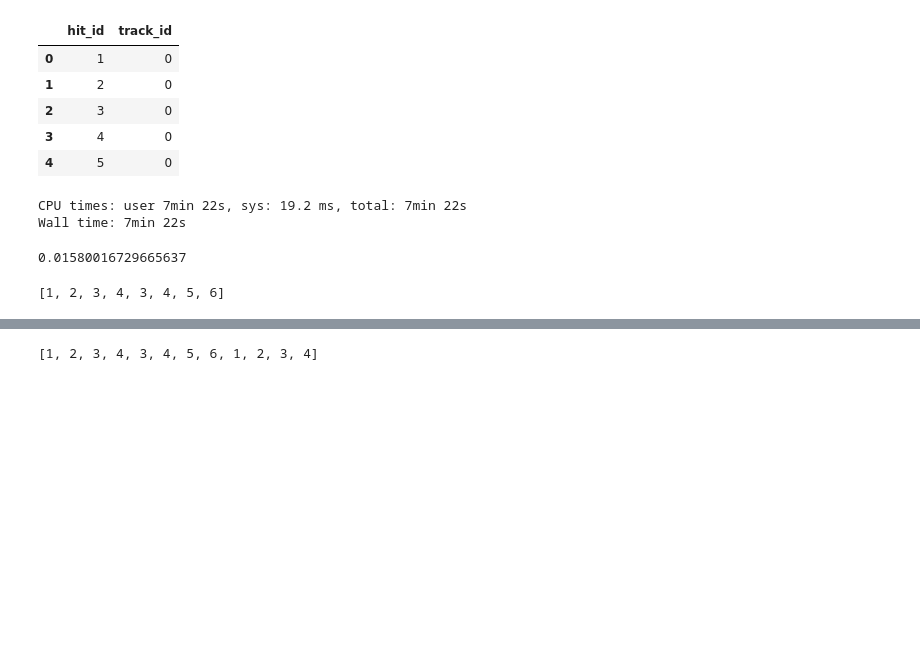
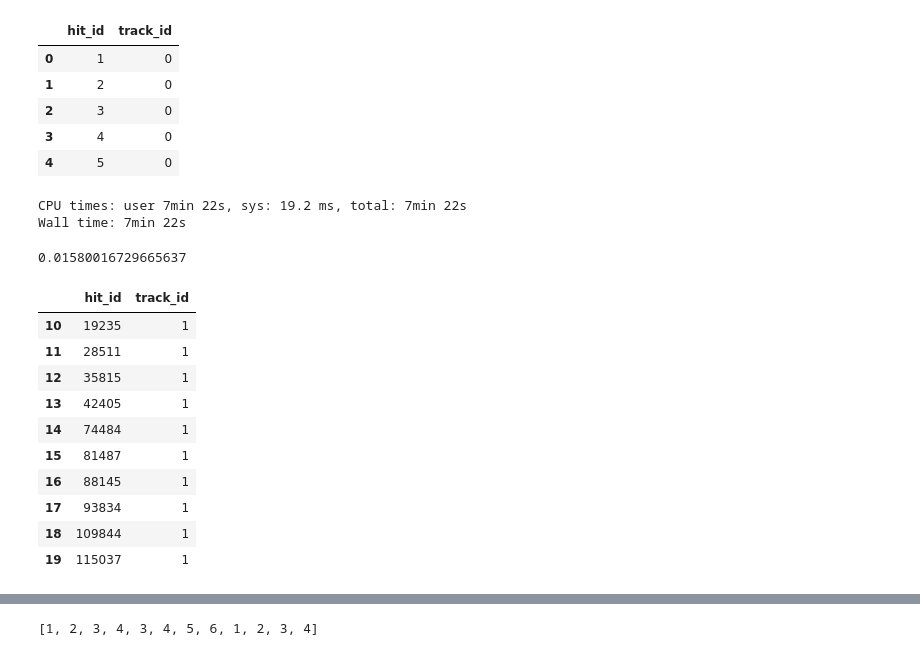
Before and after one commit to xju2/heptrkx-gnn-tracking, a Jupyter notebook: notebooks/GNNEvaluation.ipynb, the cells around one changed output, grey strips where cells are left out. Drawn from its saved outputs; the diff is of its cells as text; code cells hidden in the pictures; blank space fills up the shorter version.

```diff
--- a/notebooks/GNNEvaluation.ipynb
+++ b/notebooks/GNNEvaluation.ipynb
@@ -438,5 +438,0 @@ b = [3, 4, 5, 6]
-# %%
-c = a + b
-print(c)
-# %% [output]
-[1, 2, 3, 4, 3, 4, 5, 6]
@@ -442,0 +442,19 @@ print(c)
+# %%
+results = []
+for itrk, track in enumerate(all_tracks):
+    results += [(x, itrk) for x in track]
+# %%
+new_df = pd.DataFrame(results, columns=['hit_id', 'track_id'])
+new_df[10:20]
+# %% [output]
+|  | hit_id | track_id |
+| 10 | 19235 | 1 |
+| 11 | 28511 | 1 |
+| 12 | 35815 | 1 |
+| 13 | 42405 | 1 |
+| 14 | 74484 | 1 |
+| 15 | 81487 | 1 |
+| 16 | 88145 | 1 |
+| 17 | 93834 | 1 |
+| 18 | 109844 | 1 |
+| 19 | 115037 | 1 |
```
Also changed, not shown: parts of 6 cells of this notebook, 1 other file.
